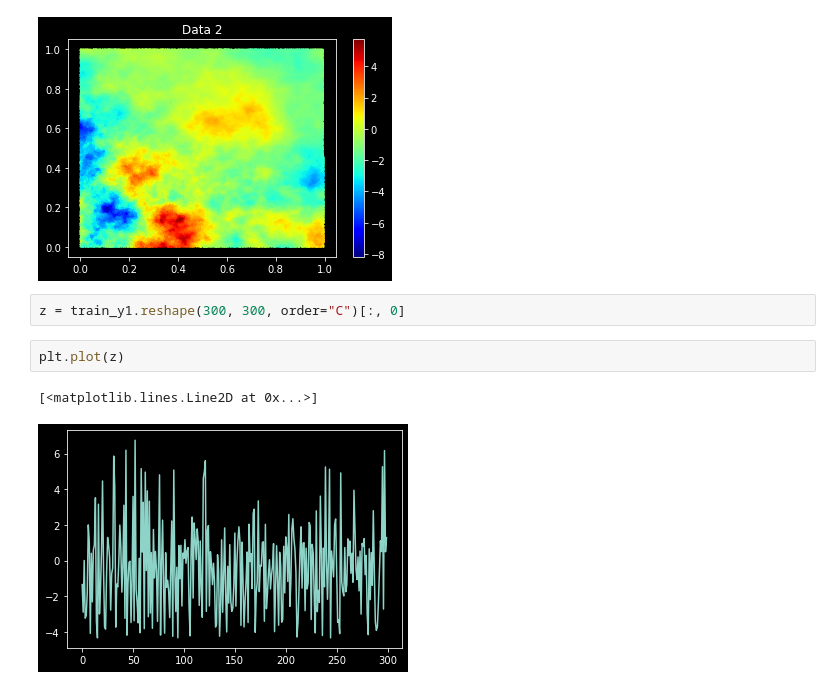
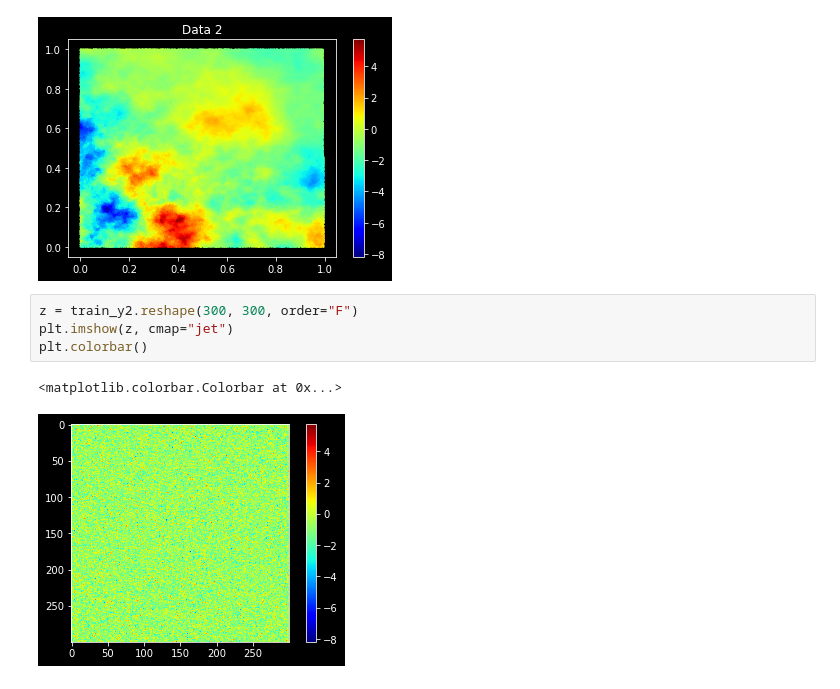
Before and after one commit to Chaudry24/kaust22, a Jupyter notebook: plotting.ipynb, the cells around one changed output. Drawn from its saved outputs; the diff is of its cells as text.

Commit message:
tried plotting data as img.. no luck so far

```diff
--- a/plotting.ipynb
+++ b/plotting.ipynb
@@ -41,10 +41,10 @@ plt.colorbar()
 <matplotlib.colorbar.Colorbar at 0x...>
 [figure]
 [figure]
-# %%
-z = train_y1.reshape(300, 300, order="C")[:, 0]
-# %%
-plt.plot(z)
-# %% [output]
-[<matplotlib.lines.Line2D at 0x...>]
-[figure, removed]
+# %%
+z = train_y2.reshape(300, 300, order="F")
+plt.imshow(z, cmap="jet")
+plt.colorbar()
+# %% [output]
+<matplotlib.colorbar.Colorbar at 0x...>
+[figure, added]
```
